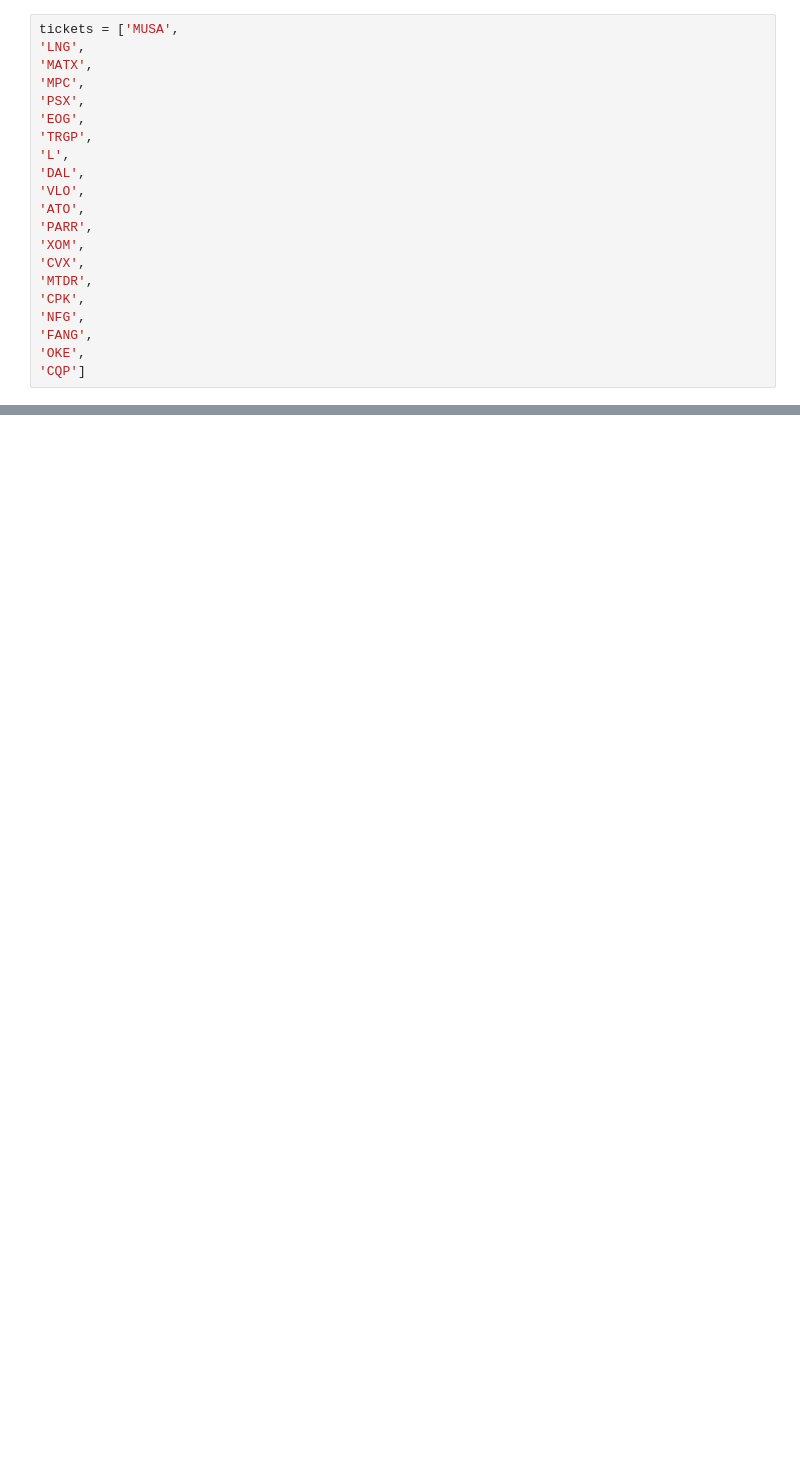
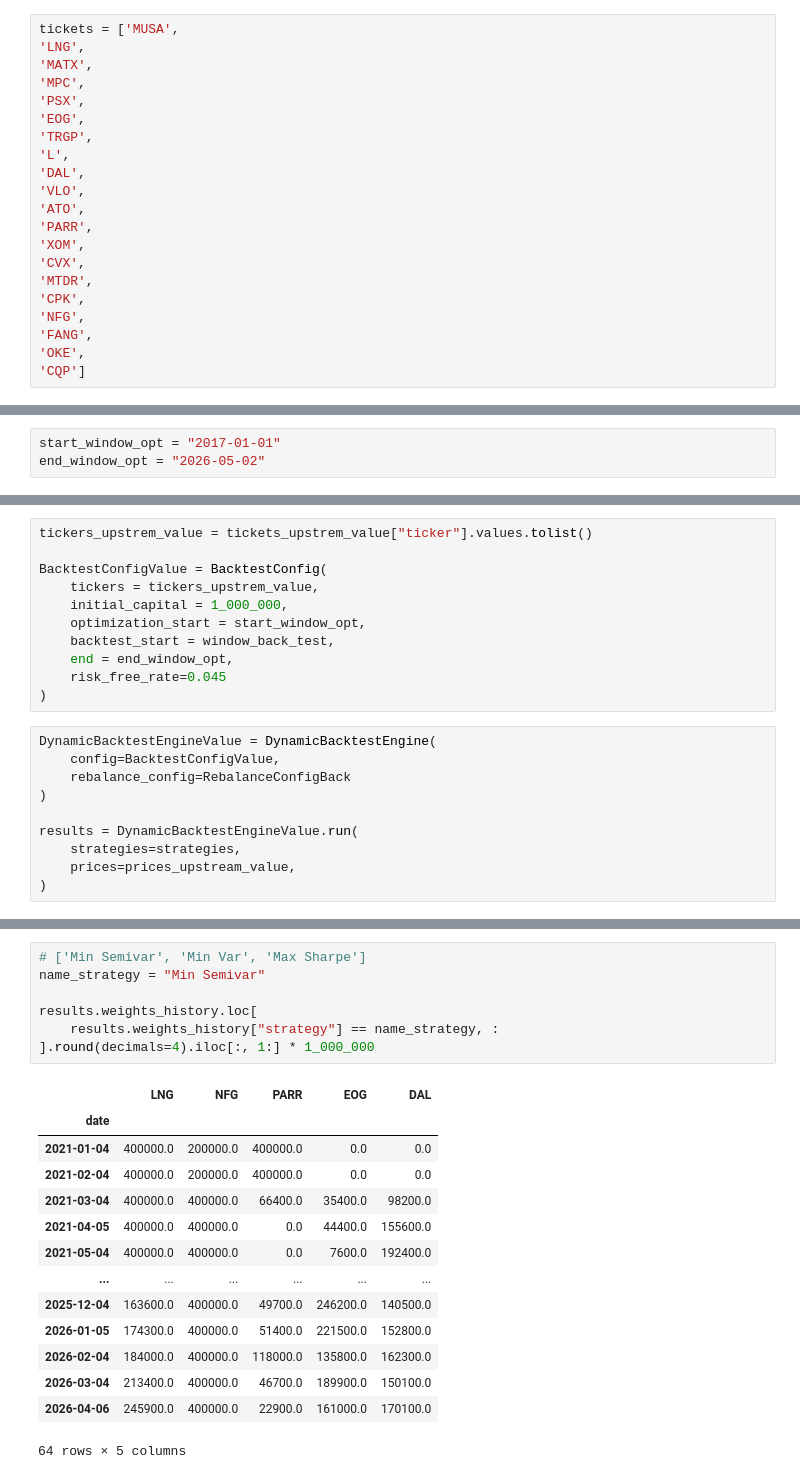
Before and after one commit to Rigobertoj/portafolios_inversion, a Jupyter notebook: research/08.20260501.energy_industry.ipynb, the cells around one changed output, grey strips where cells are left out. Cells and saved outputs as stored; diff of their text form; blank space fills up the shorter version.

```diff
--- a/research/08.20260501.energy_industry.ipynb
+++ b/research/08.20260501.energy_industry.ipynb
@@ -144,0 +305,3 @@ report = selector.selection_report(ranking=ranking, top_k=5)
+# %%
+start_window_opt = "2017-01-01"
+end_window_opt = "2026-05-02"
@@ -144,0 +413,21 @@ report = selector.selection_report(ranking=ranking, top_k=5)
+# %%
+tickers_upstrem_value = tickets_upstrem_value["ticker"].values.tolist()
+
+BacktestConfigValue = BacktestConfig(
+    tickers = tickers_upstrem_value,
+    initial_capital = 1_000_000,
+    optimization_start = start_window_opt,
+    backtest_start = window_back_test,
+    end = end_window_opt,
+    risk_free_rate=0.045
+)
+# %%
+DynamicBacktestEngineValue = DynamicBacktestEngine(
+    config=BacktestConfigValue,
+    rebalance_config=RebalanceConfigBack
+)
+
+results = DynamicBacktestEngineValue.run(
+    strategies=strategies,
+    prices=prices_upstream_value,
+)
@@ -144,0 +484,22 @@ report = selector.selection_report(ranking=ranking, top_k=5)
+# %%
+# ['Min Semivar', 'Min Var', 'Max Sharpe']
+name_strategy = "Min Semivar"
+
+results.weights_history.loc[
+    results.weights_history["strategy"] == name_strategy, :
+].round(decimals=4).iloc[:, 1:] * 1_000_000
+# %% [output]
+|  | LNG | NFG | PARR | EOG | DAL |
+| date |  |  |  |  |  |
+| 2021-01-04 | 400000.0 | 200000.0 | 400000.0 | 0.0 | 0.0 |
+| 2021-02-04 | 400000.0 | 200000.0 | 400000.0 | 0.0 | 0.0 |
+| 2021-03-04 | 400000.0 | 400000.0 | 66400.0 | 35400.0 | 98200.0 |
+| 2021-04-05 | 400000.0 | 400000.0 | 0.0 | 44400.0 | 155600.0 |
+| 2021-05-04 | 400000.0 | 400000.0 | 0.0 | 7600.0 | 192400.0 |
+| ... | ... | ... | ... | ... | ... |
+| 2025-12-04 | 163600.0 | 400000.0 | 49700.0 | 246200.0 | 140500.0 |
+| 2026-01-05 | 174300.0 | 400000.0 | 51400.0 | 221500.0 | 152800.0 |
+| 2026-02-04 | 184000.0 | 400000.0 | 118000.0 | 135800.0 | 162300.0 |
+| 2026-03-04 | 213400.0 | 400000.0 | 46700.0 | 189900.0 | 150100.0 |
+| 2026-04-06 | 245900.0 | 400000.0 | 22900.0 | 161000.0 | 170100.0 |
+64 rows × 5 columns
```
Also changed, not shown: parts of 45 cells of this notebook.
